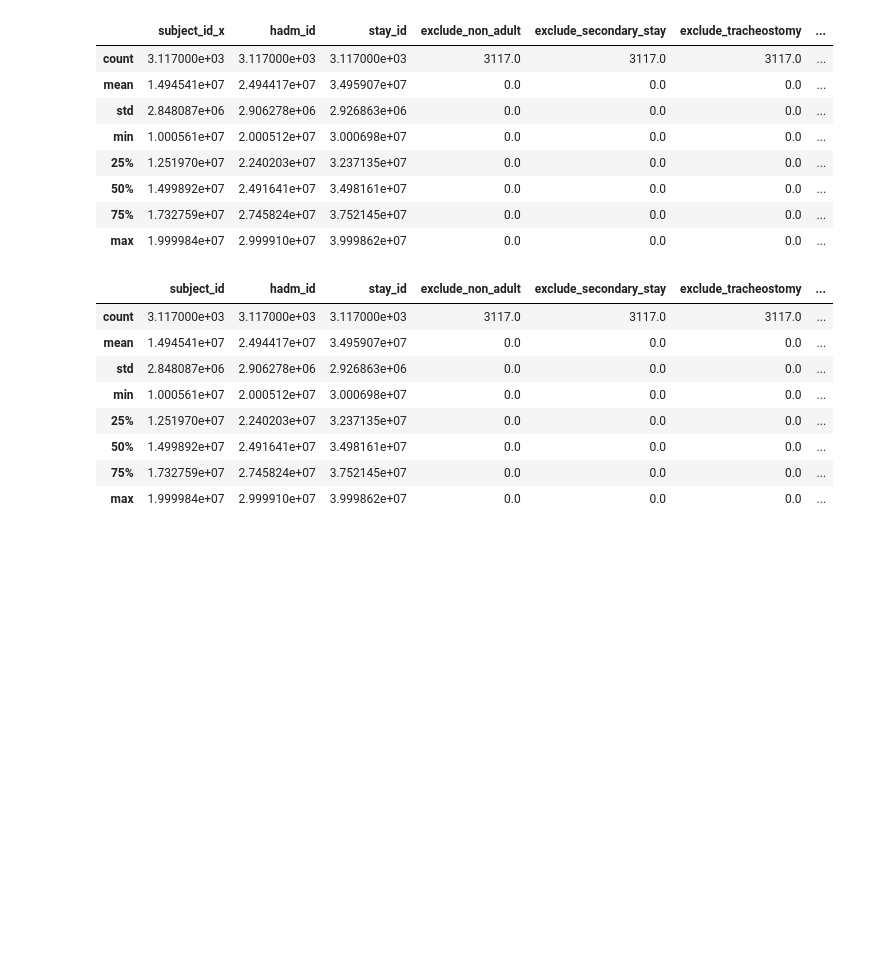
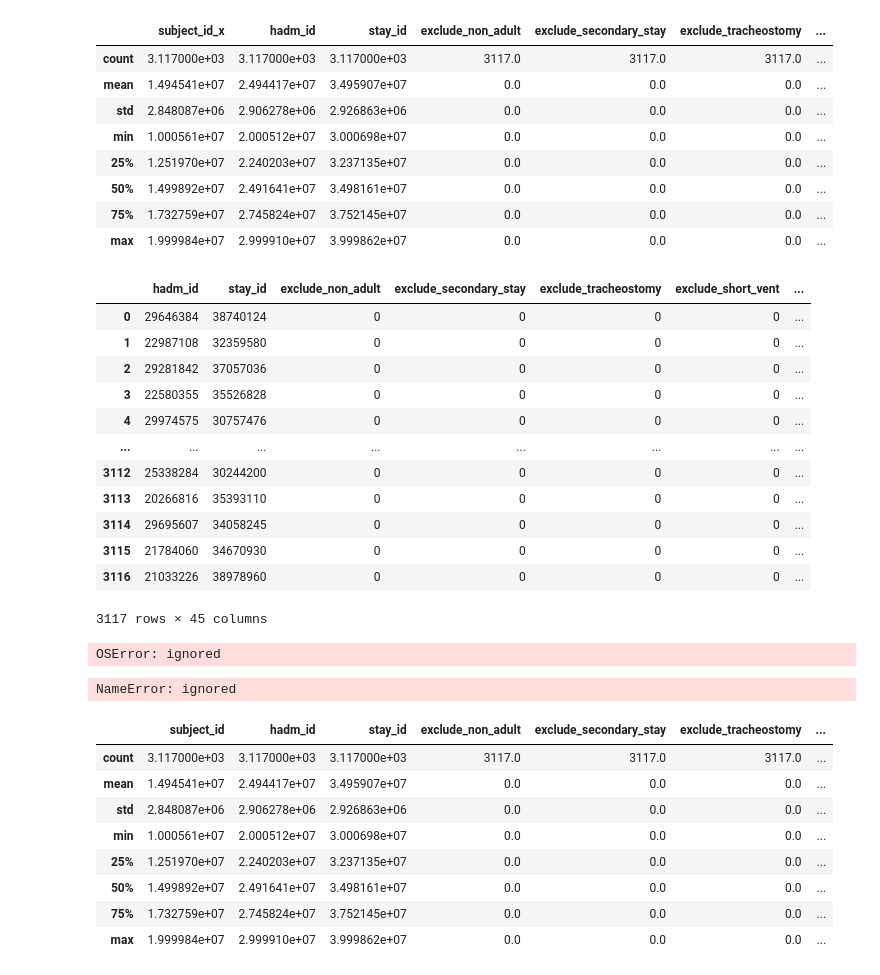
Before and after one commit to DanielFSH/Reproduce-Mechanical-Power, a Jupyter notebook: Final_Project.ipynb, the cells around one changed output. Drawn from its saved outputs; the diff is of its cells as text; code cells hidden in the pictures; blank space fills up the shorter version.

```diff
--- a/Final_Project.ipynb
+++ b/Final_Project.ipynb
@@ -16,13 +26,32 @@ import numpy as np
 import pandas as pd
 import matplotlib.pyplot as plt
 
+
+# below imports are used for pretty pandas dataframes and plots
+from IPython.display import display, HTML
+%matplotlib inline
+plt.style.use('ggplot')
+
+
+from sklearn.model_selection import train_test_split
+from sklearn.linear_model import LogisticRegression
+from sklearn.pipeline import Pipeline
+from sklearn.model_selection import GridSearchCV
+from sklearn.preprocessing import StandardScaler, OneHotEncoder, KBinsDiscretizer
+from sklearn.metrics import roc_auc_score
+from sklearn.compose import ColumnTransformer
+from sklearn.impute import SimpleImputer
+from sklearn.impute import SimpleImputer
+
+from pandas_profiling import ProfileReport
+
 # below imports are used for pretty pandas dataframes and plots
 from IPython.display import display, HTML
 %matplotlib inline
 plt.style.use('ggplot')
 
 # Set up environment variables
-project_id = 'kind-lab'
+project_id = 'reproduce-mechanical-power'
 os.environ["GOOGLE_CLOUD_PROJECT"] = project_id
 
 # Read data from BigQuery into pandas dataframes.
@@ -247,6 +276,37 @@ Table1_Elixfinal.describe()
 | 50% | 1.499892e+07 | 2.491641e+07 | 3.498161e+07 | 0.0 | 0.0 | 0.0 | ... |
 | 75% | 1.732759e+07 | 2.745824e+07 | 3.752145e+07 | 0.0 | 0.0 | 0.0 | ... |
 | max | 1.999984e+07 | 2.999910e+07 | 3.999862e+07 | 0.0 | 0.0 | 0.0 | ... |
+# %%
+Table1=Table1_baselinefinal.merge(Table1_ARDS, on='hadm_id', how='left')
+Table1=Table1.merge(Table1_VRRT, on='stay_id', how='left')
+Table1=Table1.merge(Table1_severity, on='stay_id', how='left')
+Table1=Table1.merge(Table1_Elix[['hadm_id', 'elixhauser_vanwalraven']], on='hadm_id', how='left')
+Table1=Table1.merge(Table1_chartevent, on='hadm_id', how='left')
+Table1=Table1.merge(Table1_labevent, on='hadm_id', how='left')
+Table1=Table1.drop(['subject_id_x','subject_id_y'], axis=1)
+display(Table1)
+# %% [output]
+|  | hadm_id | stay_id | exclude_non_adult | exclude_secondary_stay | exclude_tracheostomy | exclude_short_vent | ... |
+| 0 | 29646384 | 38740124 | 0 | 0 | 0 | 0 | ... |
+| 1 | 22987108 | 32359580 | 0 | 0 | 0 | 0 | ... |
+| 2 | 29281842 | 37057036 | 0 | 0 | 0 | 0 | ... |
+| 3 | 22580355 | 35526828 | 0 | 0 | 0 | 0 | ... |
+| 4 | 29974575 | 30757476 | 0 | 0 | 0 | 0 | ... |
+| ... | ... | ... | ... | ... | ... | ... | ... |
+| 3112 | 25338284 | 30244200 | 0 | 0 | 0 | 0 | ... |
+| 3113 | 20266816 | 35393110 | 0 | 0 | 0 | 0 | ... |
+| 3114 | 29695607 | 34058245 | 0 | 0 | 0 | 0 | ... |
+| 3115 | 21784060 | 34670930 | 0 | 0 | 0 | 0 | ... |
+| 3116 | 21033226 | 38978960 | 0 | 0 | 0 | 0 | ... |
+3117 rows × 45 columns
+# %%
+profile = ProfileReport(Table1, title="Pandas Profiling Report")
+# %% [output]
+OSError: ignored
+# %%
+style.available
+# %% [output]
+NameError: ignored
 # %%
 Table2_day1 = run_query(f'''
 SELECT *
```
Also changed, not shown: parts of 1 cell of this notebook.
